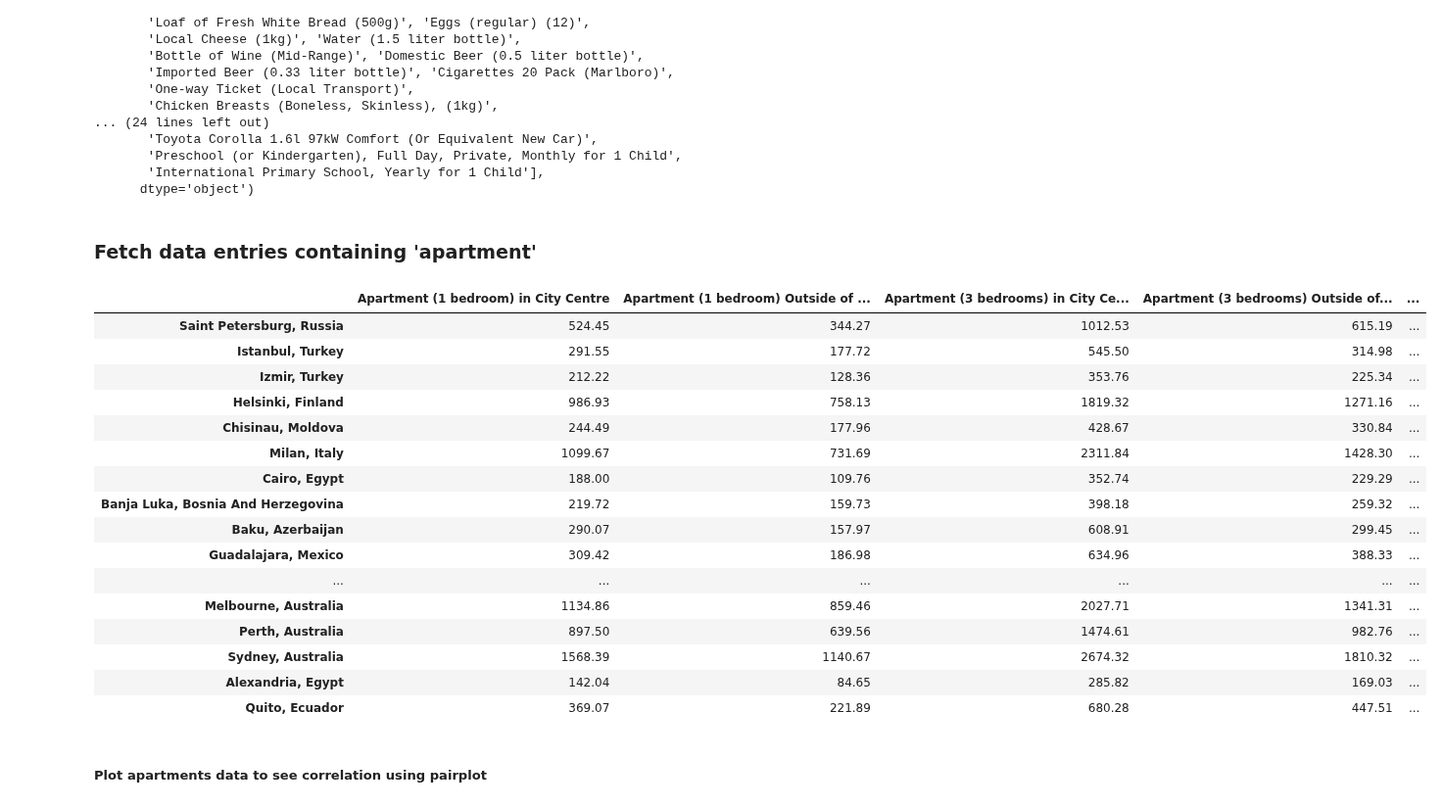
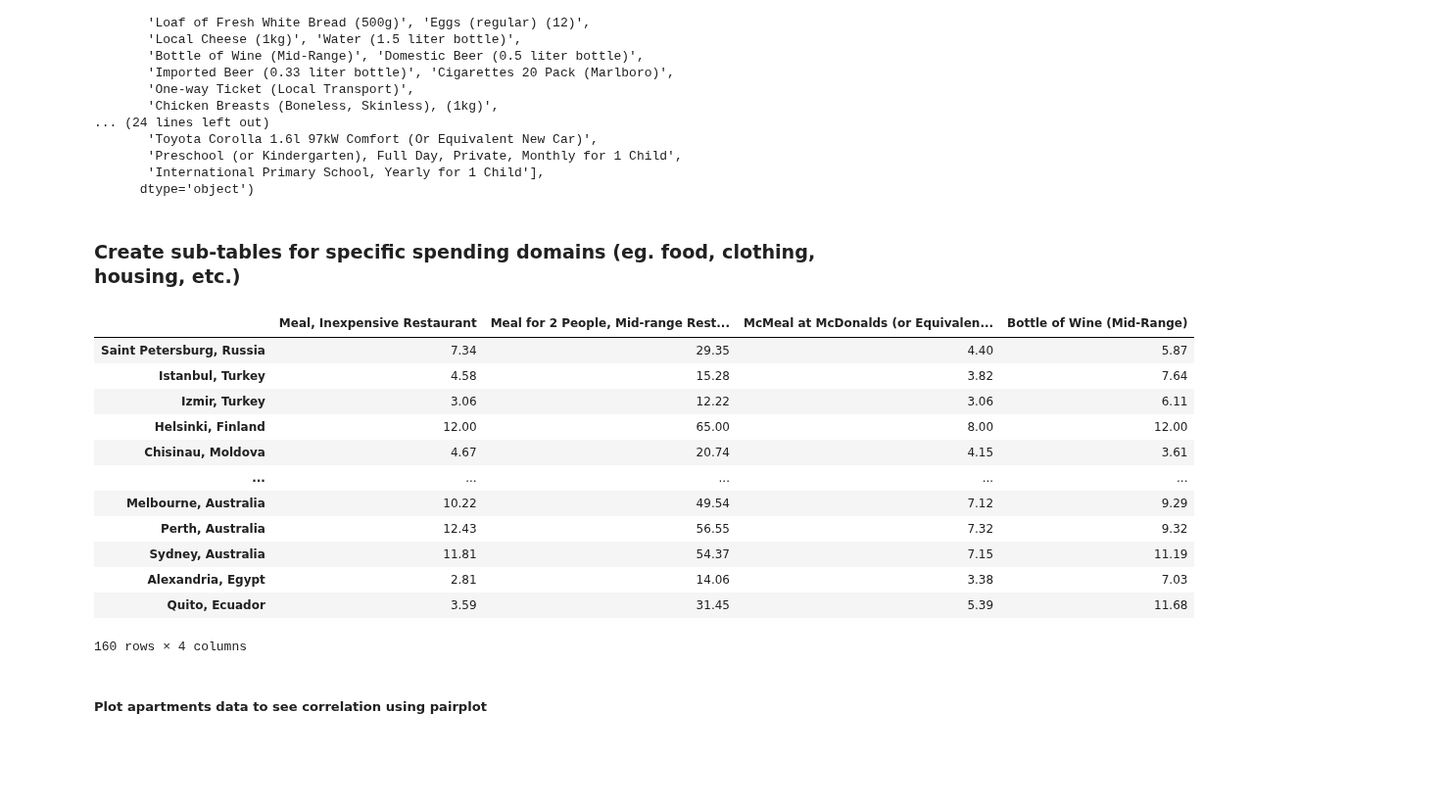
Before and after one commit to ggs22/IFT870-TP1, a Jupyter notebook: TP1.ipynb, the cells around one changed output. Shown at 98% size. Saved outputs shown, nothing was run; the diff lists cells and outputs as text; code cells hidden in the pictures; blank space fills up the shorter version.

```diff
--- a/TP1.ipynb
+++ b/TP1.ipynb
@@ -4,24 +4,20 @@
 # %%
-# imports
 import sklearn
 from sklearn.decomposition import PCA
+from sklearn.cluster import KMeans
 import numpy as np
 import scipy as sp
 import pandas as pd
 %matplotlib notebook
 import matplotlib.pyplot as plt
 import seaborn as sns
-import sys
 
-# some setup
-if sys.argv[1] == 'verbose':
-    print('Executing in verbose mode:\tAll rows, columns and operations will be displayed')
-    # The following 2 lines keeps all outputs and display them at the end of all cells
-    from IPython.core.interactiveshell import InteractiveShell
-    InteractiveShell.ast_node_interactivity = 'all'
-
-    pd.options.display.max_columns = None
-    pd.options.display.max_rows = None
+# The following 2 lines keeps all outputs and display them at the end of all cells
+# from IPython.core.interactiveshell import InteractiveShell
+# InteractiveShell.ast_node_interactivity = 'all'
+#
+# pd.options.display.max_columns = None
+# pd.options.display.max_rows = None
 # %% [markdown]
 ### cost of living head
 # %%
@@ -72,40 +70,41 @@ Index(['Meal, Inexpensive Restaurant',
        'Preschool (or Kindergarten), Full Day, Private, Monthly for 1 Child',
        'International Primary School, Yearly for 1 Child'],
       dtype='object')
-# %% [markdown]
-### Fetch data entries containing 'apartment'
+# %% [markdown]
+### Create sub-tables for specific spending domains (eg. food, clothing, housing, etc.)
 # %%
-# features_logement = []
-# for x in cost_living_data_t:
-#     if('Apartment' in x):
-#         features_logement.append(x)
+# creates spending items filters to extract features sharing a comon them (eg. food, clothing, logment, etc)
+features_housing = [spending_item for spending_item in cost_living_data_t if('Apartment' in spending_item)]
+features_food = [spending_item for spending_item in cost_living_data_t if( 'Meal' in spending_item or
+                                                                           'Meal' in spending_item or
+                                                                           'Meal' in spending_item or
+                                                                           'Meal' in spending_item or
+                                                                           'Wine' in spending_item )]
 
-# creates spending items filters to extract features sharing a comon them (eg. food, clothing, logment, etc)
-features_logement = [spending_item for spending_item in cost_living_data_t if('Apartment' in spending_item)]
-features_clothing = [spending_item for spending_item in cost_living_data_t if('Apartment' in spending_item)]
+features_housing
+features_food
 
-features_logement
-l = cost_living_data_t[features_logement]
-x.shape
-x
+housing_costs = cost_living_data_t[features_housing]
+housing_costs.shape
+housing_costs
+
+food_costs = cost_living_data_t[features_food]
+food_costs.shape
+food_costs
 # %% [output]
-|  | Apartment (1 bedroom) in City Centre | Apartment (1 bedroom) Outside of ... | Apartment (3 bedrooms) in City Ce... | Apartment (3 bedrooms) Outside of... | ... |
-| Saint Petersburg, Russia | 524.45 | 344.27 | 1012.53 | 615.19 | ... |
-| Istanbul, Turkey | 291.55 | 177.72 | 545.50 | 314.98 | ... |
-| Izmir, Turkey | 212.22 | 128.36 | 353.76 | 225.34 | ... |
-| Helsinki, Finland | 986.93 | 758.13 | 1819.32 | 1271.16 | ... |
-| Chisinau, Moldova | 244.49 | 177.96 | 428.67 | 330.84 | ... |
-| Milan, Italy | 1099.67 | 731.69 | 2311.84 | 1428.30 | ... |
-| Cairo, Egypt | 188.00 | 109.76 | 352.74 | 229.29 | ... |
-| Banja Luka, Bosnia And Herzegovina | 219.72 | 159.73 | 398.18 | 259.32 | ... |
-| Baku, Azerbaijan | 290.07 | 157.97 | 608.91 | 299.45 | ... |
-| Guadalajara, Mexico | 309.42 | 186.98 | 634.96 | 388.33 | ... |
-| ... | ... | ... | ... | ... | ... |
-| Melbourne, Australia | 1134.86 | 859.46 | 2027.71 | 1341.31 | ... |
-| Perth, Australia | 897.50 | 639.56 | 1474.61 | 982.76 | ... |
-| Sydney, Australia | 1568.39 | 1140.67 | 2674.32 | 1810.32 | ... |
-| Alexandria, Egypt | 142.04 | 84.65 | 285.82 | 169.03 | ... |
-| Quito, Ecuador | 369.07 | 221.89 | 680.28 | 447.51 | ... |
+|  | Meal, Inexpensive Restaurant | Meal for 2 People, Mid-range Rest... | McMeal at McDonalds (or Equivalen... | Bottle of Wine (Mid-Range) |
+| Saint Petersburg, Russia | 7.34 | 29.35 | 4.40 | 5.87 |
+| Istanbul, Turkey | 4.58 | 15.28 | 3.82 | 7.64 |
+| Izmir, Turkey | 3.06 | 12.22 | 3.06 | 6.11 |
+| Helsinki, Finland | 12.00 | 65.00 | 8.00 | 12.00 |
+| Chisinau, Moldova | 4.67 | 20.74 | 4.15 | 3.61 |
+| ... | ... | ... | ... | ... |
+| Melbourne, Australia | 10.22 | 49.54 | 7.12 | 9.29 |
+| Perth, Australia | 12.43 | 56.55 | 7.32 | 9.32 |
+| Sydney, Australia | 11.81 | 54.37 | 7.15 | 11.19 |
+| Alexandria, Egypt | 2.81 | 14.06 | 3.38 | 7.03 |
+| Quito, Ecuador | 3.59 | 31.45 | 5.39 | 11.68 |
+160 rows × 4 columns
 # %% [markdown]
 ##### Plot apartments data to see correlation using pairplot
 # %%
```
Also changed, not shown: parts of 7 cells of this notebook, 1 other file.
